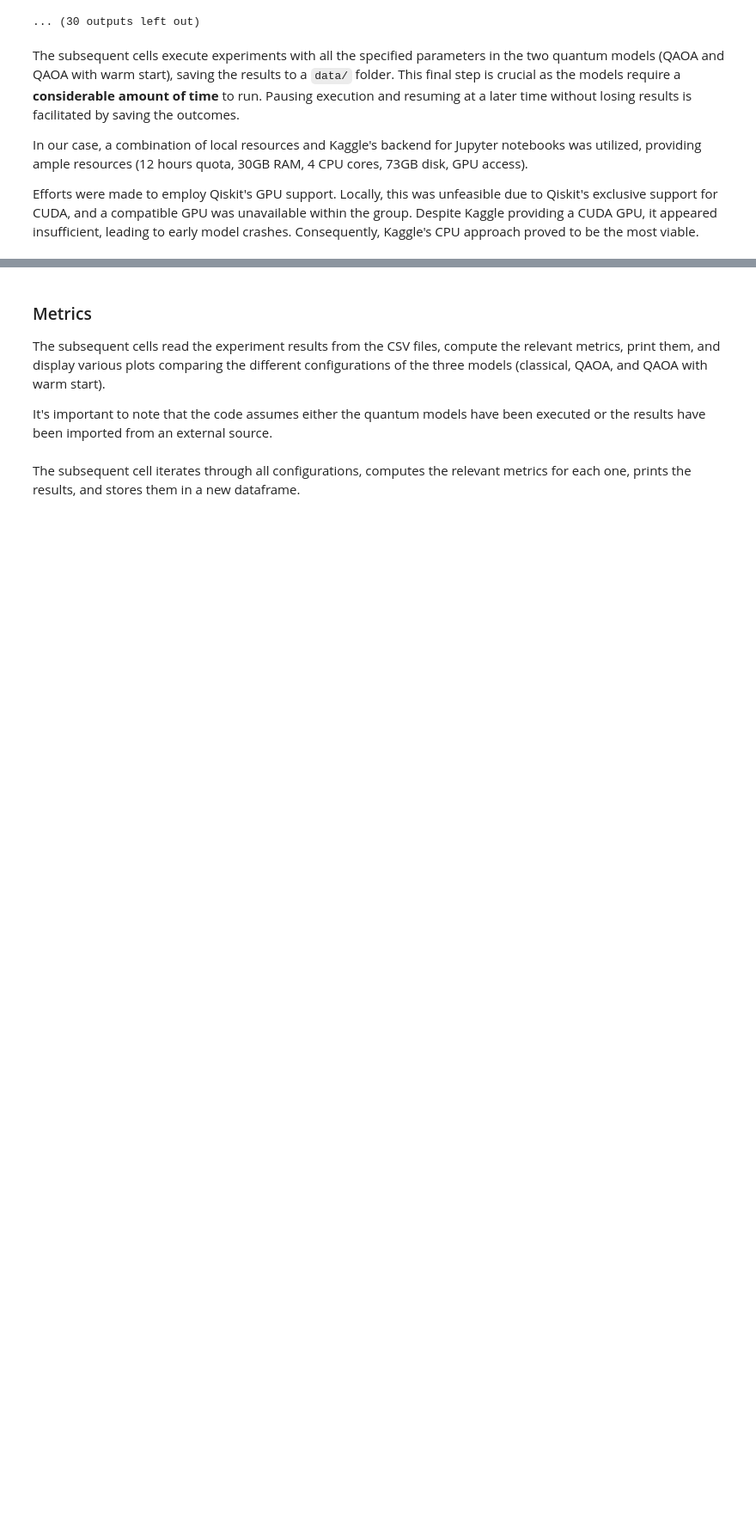
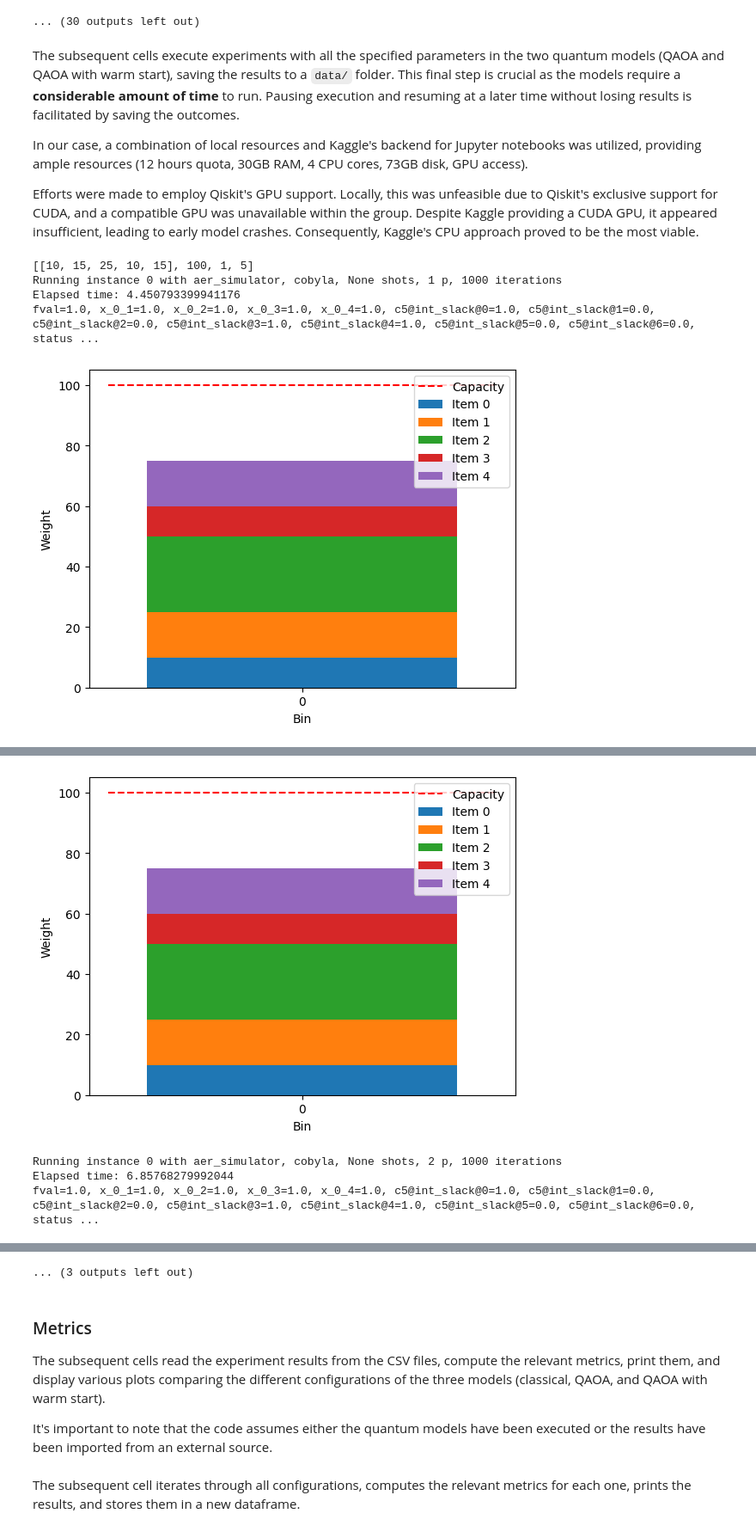
Before and after one commit to epi-xel/hybrid-classic-quantum-computing, a Jupyter notebook: Assignment_3/3rd_assignment_hcqs.ipynb, the cells around one changed output, grey strips where cells are left out. Shown at 86% size. Saved outputs shown, nothing was run; the diff lists cells and outputs as text; code cells hidden in the pictures; blank space fills up the shorter version.

```diff
--- a/Assignment_3/3rd_assignment_hcqs.ipynb
+++ b/Assignment_3/3rd_assignment_hcqs.ipynb
@@ -638,8 +717,7 @@ Following that, the cell establishes dataframes to store the outcomes of various
 columns_quantum = ['instance', 'time', 'optimum', 'found', 'optimizer', 'backend', 'shots', 'optimizer_iteration', 'p']
 columns_classical = ['instance', 'time', 'optimum', 'found']
 
-#backends = {'aer_simulator': Aer.get_backend("qasm_simulator"), 'fake_prague': FakePrague()}
-backends = {'aer_simulator': Aer.get_backend("qasm_simulator")}
+backends = {'aer_simulator': Aer.get_backend("qasm_simulator"), 'fake_prague': FakePrague()}
 solvers = ['cplex', 'qaoa', 'warm_start_qaoa']
 
 p_list = [1, 2]
@@ -651,6 +729,7 @@ DEFAULT_P = 1
 DEFAULT_OPTIMIZER = 'cobyla'
 DEFAULT_SHOTS = None
 DEFAULT_OPTIMIZER_ITERATION = 1000
+DEFAULT_BACKEND = 'aer_simulator'
 
 instances.reverse() # We want to start with the smallest instances
 
@@ -728,29 +807,37 @@ def compute_metrics(instance, backend_name, backend, optimizer_name, optimizer,
 # %%
 # Be aware that running the quantum algorithms will take a long time and consume a lot of resources
 # Set run_quantum to False to avoid running the quantum algorithms
 
-run_quantum = False
+run_quantum = True
 
 if run_quantum:
     data_qaoa = []
     data_warm_start_qaoa = []
     for instance in instances:
         print(instance)
         try:
+            for p in p_list:
+                compute_metrics(instance, DEFAULT_BACKEND, backends[DEFAULT_BACKEND], DEFAULT_OPTIMIZER, optimizers[DEFAULT_OPTIMIZER],
+                                DEFAULT_OPTIMIZER_ITERATION, DEFAULT_SHOTS, p, data_qaoa, data_warm_start_qaoa)
+            for optimizer_name, optimizer in optimizers.items():
+                compute_metrics(instance, DEFAULT_BACKEND, backends[DEFAULT_BACKEND], optimizer_name, optimizer,
+                                DEFAULT_OPTIMIZER_ITERATION, DEFAULT_SHOTS, DEFAULT_P, data_qaoa, data_warm_start_qaoa)
+            for optimizer_iteration in optimizer_iterations:
+                cobyla_optimizer = COBYLA(maxiter=optimizer_iteration)
+                compute_metrics(instance, DEFAULT_BACKEND, backends[DEFAULT_BACKEND], DEFAULT_OPTIMIZER, cobyla_optimizer, optimizer_iteration,
+                                DEFAULT_SHOTS, DEFAULT_P, data_qaoa, data_warm_start_qaoa)
             for backend_name, backend in backends.items():
-                for p in p_list:
-                    compute_metrics(instance, backend_name, backend, 'cobyla', optimizers['cobyla'],
-                                    DEFAULT_OPTIMIZER_ITERATION, DEFAULT_SHOTS, p, data_qaoa, data_warm_start_qaoa)
-                for optimizer_name, optimizer in optimizers.items():
-                    compute_metrics(instance, backend_name, backend, optimizer_name, optimizer,
-                                    DEFAULT_OPTIMIZER_ITERATION, DEFAULT_SHOTS, DEFAULT_P, data_qaoa, data_warm_start_qaoa)
-                for optimizer_iteration in optimizer_iterations:
-                    cobyla_optimizer = COBYLA(maxiter=optimizer_iteration)
-                    compute_metrics(instance, backend_name, backend, DEFAULT_OPTIMIZER, cobyla_optimizer, optimizer_iteration,
-                                    DEFAULT_SHOTS, DEFAULT_P, data_qaoa, data_warm_start_qaoa)
+                compute_metrics(instance, DEFAULT_BACKEND, backends[DEFAULT_BACKEND], DEFAULT_OPTIMIZER, optimizers[DEFAULT_OPTIMIZER],
+                                DEFAULT_OPTIMIZER_ITERATION, DEFAULT_SHOTS, DEFAULT_P, data_qaoa, data_warm_start_qaoa)
             for shots in shots_list:
-                compute_metrics(instance, "aer_simulator", None, DEFAULT_OPTIMIZER, optimizers['cobyla'],
+                compute_metrics(instance, DEFAULT_BACKEND, None, DEFAULT_OPTIMIZER, optimizers[DEFAULT_OPTIMIZER],
                                 DEFAULT_OPTIMIZER_ITERATION, shots, DEFAULT_P, data_qaoa, data_warm_start_qaoa)
         except Exception as e:
             print(f"Error for instance {instance}")
             print(e)
+# %% [output]
+[[10, 15, 25, 10, 15], 100, 1, 5]
+Running instance 0 with aer_simulator, cobyla, None shots, 1 p, 1000 iterations
+Elapsed time: 4.450793399941176
+fval=1.0, x_0_1=1.0, x_0_2=1.0, x_0_3=1.0, x_0_4=1.0, c5@int_slack@0=1.0, c5@int_slack@1=0.0, c5@int_slack@2=0.0, c5@int_slack@3=1.0, c5@int_slack@4=1.0, c5@int_slack@5=0.0, c5@int_slack@6=0.0, status ...
+[figure, added]
@@ -756,0 +846,4 @@ if run_quantum:
+[figure, added]
+Running instance 0 with aer_simulator, cobyla, None shots, 2 p, 1000 iterations
+Elapsed time: 6.85768279992044
+fval=1.0, x_0_1=1.0, x_0_2=1.0, x_0_3=1.0, x_0_4=1.0, c5@int_slack@0=1.0, c5@int_slack@1=0.0, c5@int_slack@2=0.0, c5@int_slack@3=1.0, c5@int_slack@4=1.0, c5@int_slack@5=0.0, c5@int_slack@6=0.0, status ...
@@ -757,3 +861,4 @@ if run_quantum:
+... (3 outputs left out)
 # %% [markdown]
 ### Metrics
 
```
Also changed, not shown: parts of 33 cells of this notebook, 16 other files.
